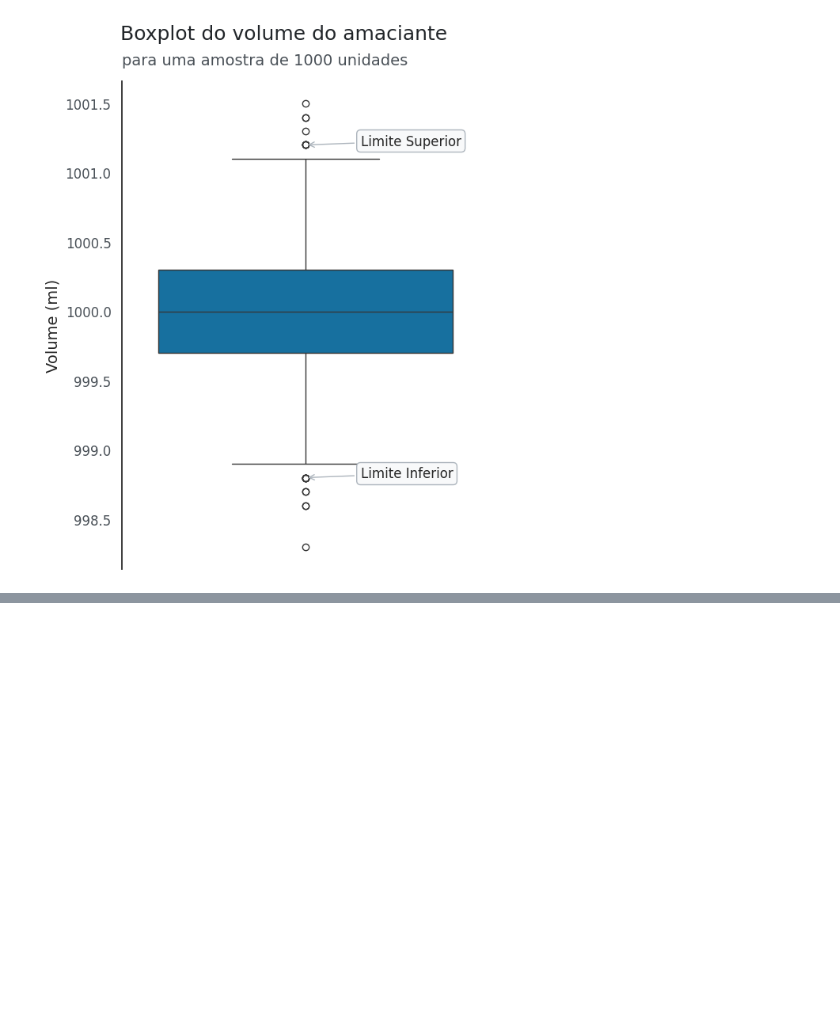
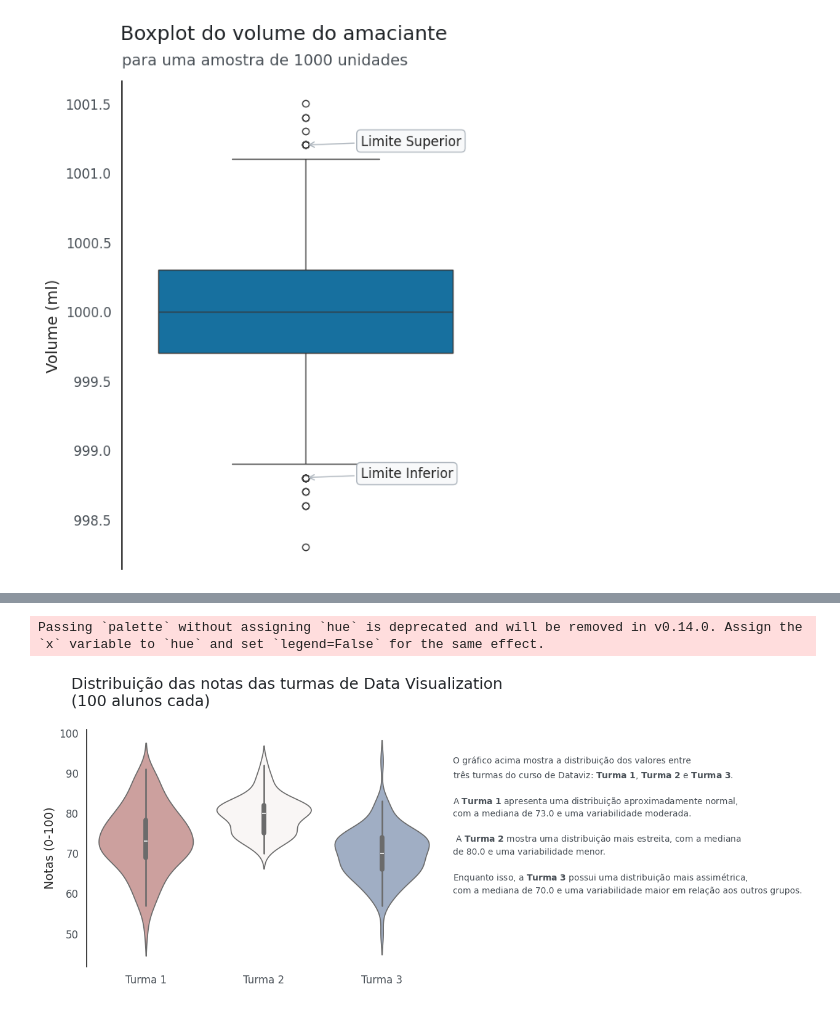
Before and after one commit to Matheus-Pombeiro/dataviz_comparison_distribution_charts, a Jupyter notebook: comparison_distribution_charts.ipynb, the cells around one changed output, grey strips where cells are left out. Saved outputs shown, nothing was run; the diff lists cells and outputs as text; code cells hidden in the pictures; blank space fills up the shorter version.

```diff
--- a/comparison_distribution_charts.ipynb
+++ b/comparison_distribution_charts.ipynb
@@ -1519,0 +1655,5 @@ plt.show()
+# %%
+url = 'https://raw.githubusercontent.com/Matheus-Pombeiro/dataviz_comparison_distribution_charts/refs/heads/main/notas.csv'
+# %%
+notas = pd.read_csv(url)
+notas.head()
@@ -1519,0 +1667,38 @@ plt.show()
+# %%
+# Área do gráfico e tema da visualização
+fig, ax = plt.subplots(figsize=(10,5))
+fig.subplots_adjust(right = 0.7)
+sns.set_theme(style="whitegrid")
+
+# Gerando o violinplot das notas
+ax = sns.violinplot(data = notas, x = "Turma", y = "Nota", palette = "vlag_r")
+
+# Personalizando o gráfico
+plt.suptitle('Distribuição das notas das turmas de Data Visualization\n(100 alunos cada)', size=18, color=CINZA1, ha = 'left', x = 0.1, y = 1.05)
+ax.set_xlabel('')
+ax.set_ylabel('Notas (0-100)', fontsize = 14)
+ax.xaxis.set_tick_params(labelsize=12, labelcolor = CINZA2)
+ax.yaxis.set_tick_params(labelsize=12, labelcolor = CINZA2)
+sns.despine(bottom=True)
+
+# Criando uma lista com as medianas de cada turma
+mediana = []
+for i in range(1,4):
+  mediana.append(notas.query(f"Turma == 'Turma {i}'").Nota.median())
+
+# Texto explicativo
+ax.text(2.6, 60,
+         'O gráfico acima mostra a distribuição dos valores entre\n'
+         'três turmas do curso de Dataviz: $\\bf{Turma\ 1}$, $\\bf{Turma\ 2}$ e $\\bf{Turma\ 3}$.\n\n'
+         'A $\\bf{Turma\ 1}$ apresenta uma distribuição aproximadamente normal,\n'
+         f'com a mediana de {mediana[0]} e uma variabilidade moderada.\n\n'
+         ' A $\\bf{Turma\ 2}$ mostra uma distribuição mais estreita, com a mediana\n'
+         f'de {mediana[1]} e uma variabilidade menor.\n\n'
+         'Enquanto isso, a $\\bf{Turma\ 3}$ possui uma distribuição mais assimétrica,\n'
+         f'com a mediana de {mediana[2]} e uma variabilidade maior em relação aos outros grupos.',
+         fontsize=10, linespacing=1.45, color=CINZA2)
+
+plt.show()
+# %% [output]
+Passing `palette` without assigning `hue` is deprecated and will be removed in v0.14.0. Assign the `x` variable to `hue` and set `legend=False` for the same effect.
+[figure, added]
```
Also changed, not shown: parts of 13 cells of this notebook.
